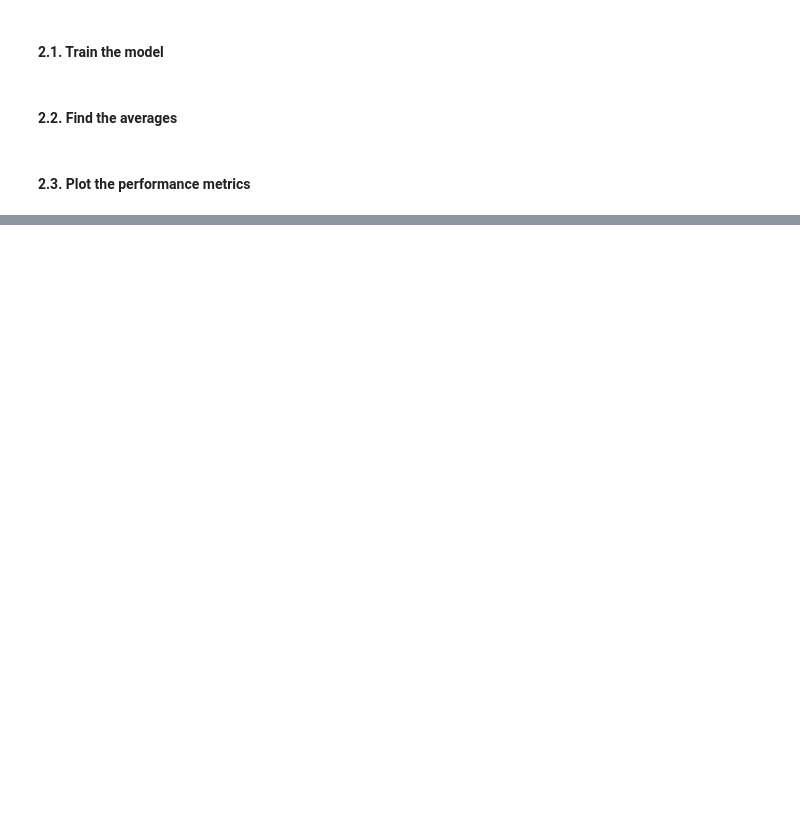
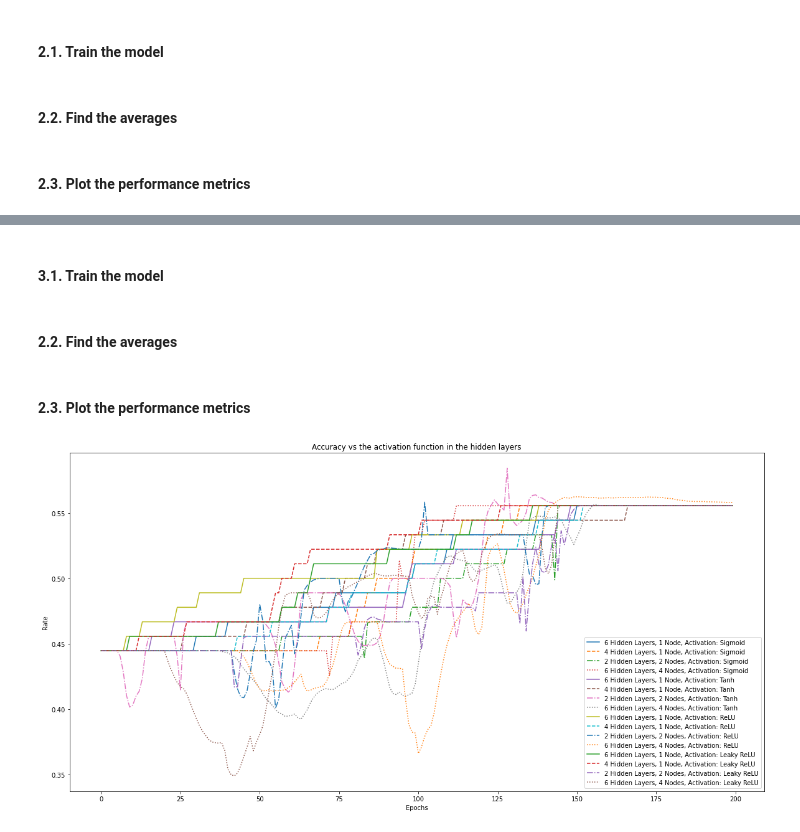
Before and after one commit to kymckay/f21bc-coursework, a Jupyter notebook: investigation.ipynb, the cells around one changed output, grey strips where cells are left out. Cells and saved outputs as stored; diff of their text form; code cells hidden in the pictures; blank space fills up the shorter version.

Commit message:
Add rest of hyper-parameter research

```diff
--- a/investigation.ipynb
+++ b/investigation.ipynb
@@ -170,0 +179,51 @@ plt.show()
+# %% [markdown]
+#### 3.1. Train the model
+# %%
+accuracy_func, loss_func, t_time_func = [], [], []
+
+# for each set of hyperparameters investigated, re-train the network a set number of times
+for i in range (10):
+    a_61_s, l_61_s, t_61_s = train_nn(6, 1, funcs.sigmoid, 0.01, 200)
+    a_61_t, l_61_t, t_61_t = train_nn(6, 1, funcs.tanh, 0.01, 200)
+    a_61_r, l_61_r, t_61_r = train_nn(6, 1, funcs.relu, 0.01, 200)
+    a_61_lr, l_61_lr, t_61_lr = train_nn(6, 1, funcs.leaky_relu, 0.01, 200)
+    a_41_s, l_41_s, t_41_s = train_nn(6, 3, funcs.sigmoid, 0.01, 200)
+    a_41_t, l_41_t, t_41_t = train_nn(6, 3, funcs.tanh, 0.01, 200)
+    a_41_r, l_41_r, t_41_r = train_nn(6, 3, funcs.relu, 0.01, 200)
+    a_41_lr, l_41_lr, t_41_lr = train_nn(6, 3, funcs.leaky_relu, 0.01, 200)
+    a_22_s, l_22_s, t_22_s = train_nn(2, 2, funcs.sigmoid, 0.01, 200)
+    a_22_t, l_22_t, t_22_t = train_nn(2, 2, funcs.tanh, 0.01, 200)
+    a_22_r, l_22_r, t_22_r = train_nn(2, 2, funcs.relu, 0.01, 200)
+    a_22_lr, l_22_lr, t_22_lr = train_nn(2, 2, funcs.leaky_relu, 0.01, 200)
+    a_24_s, l_24_s, t_24_s = train_nn(2, 4, funcs.sigmoid, 0.01, 200)
+    a_24_t, l_24_t, t_24_t = train_nn(2, 4, funcs.tanh, 0.01, 200)
+    a_24_r, l_24_r, t_24_r = train_nn(2, 4, funcs.relu, 0.01, 200)
+    a_24_lr, l_24_lr, t_24_lr = train_nn(2, 4, funcs.leaky_relu, 0.01, 200)
+
+    accuracy_func.append([a_61_s, a_61_t, a_61_r, a_61_lr, a_41_s, a_41_t, a_41_r, a_41_lr,a_22_s, a_22_t, a_22_r, a_22_lr,a_24_s, a_24_t, a_24_r, a_24_lr])
+    loss_func.append([l_61_s, l_61_t, l_61_r, l_61_lr, l_41_s, l_41_t, l_41_r, l_41_lr, l_22_s, l_22_t, l_22_r, l_22_lr, l_24_s, l_24_t, l_24_r, l_24_lr])
+    t_time_func.append([t_61_s, t_61_t, t_61_r, t_61_lr, t_41_s, t_41_t, t_41_r, t_41_lr, t_22_s, t_22_t, t_22_r, t_22_lr, t_24_s, t_24_t, t_24_r, t_24_lr])
+# %% [markdown]
+#### 2.2. Find the averages
+# %%
+acc_func_avg = np.mean(np.array(accuracy_func).T, axis=2).T
+loss_func_avg = np.mean(np.array(loss_func).T, axis=2).T
+time_func_avg = np.mean(t_time_func, axis=0)
+# %% [markdown]
+#### 2.3. Plot the performance metrics
+# %%
+plt.figure(figsize=(20, 10))
+activation_funcs = ['Sigmoid', 'Tanh', 'ReLU', 'Leaky ReLU']
+for i in range(4):
+    plt.plot(acc_func_avg[i], linestyle = 'solid', label = '6 Hidden Layers, 1 Node, Activation: {}'.format(activation_funcs[i]))
+    plt.plot(acc_func_avg[4+i], linestyle = 'dashed', label = '4 Hidden Layers, 1 Node, Activation: {}'.format(activation_funcs[i]))
+    plt.plot(acc_func_avg[8+i], linestyle = 'dashdot', label = '2 Hidden Layers, 2 Nodes, Activation: {}'.format(activation_funcs[i]))
+    plt.plot(acc_func_avg[12+i], linestyle = 'dotted', label = '6 Hidden Layers, 4 Nodes, Activation: {}'.format(activation_funcs[i]))
+
+plt.xlabel('Epochs')
+plt.ylabel('Rate')
+plt.title('Accuracy vs the activation function in the hidden layers')
+plt.legend(loc=4)
+plt.show()
+# %% [output]
+[figure, added]
```
Also changed, not shown: parts of 33 cells of this notebook.
